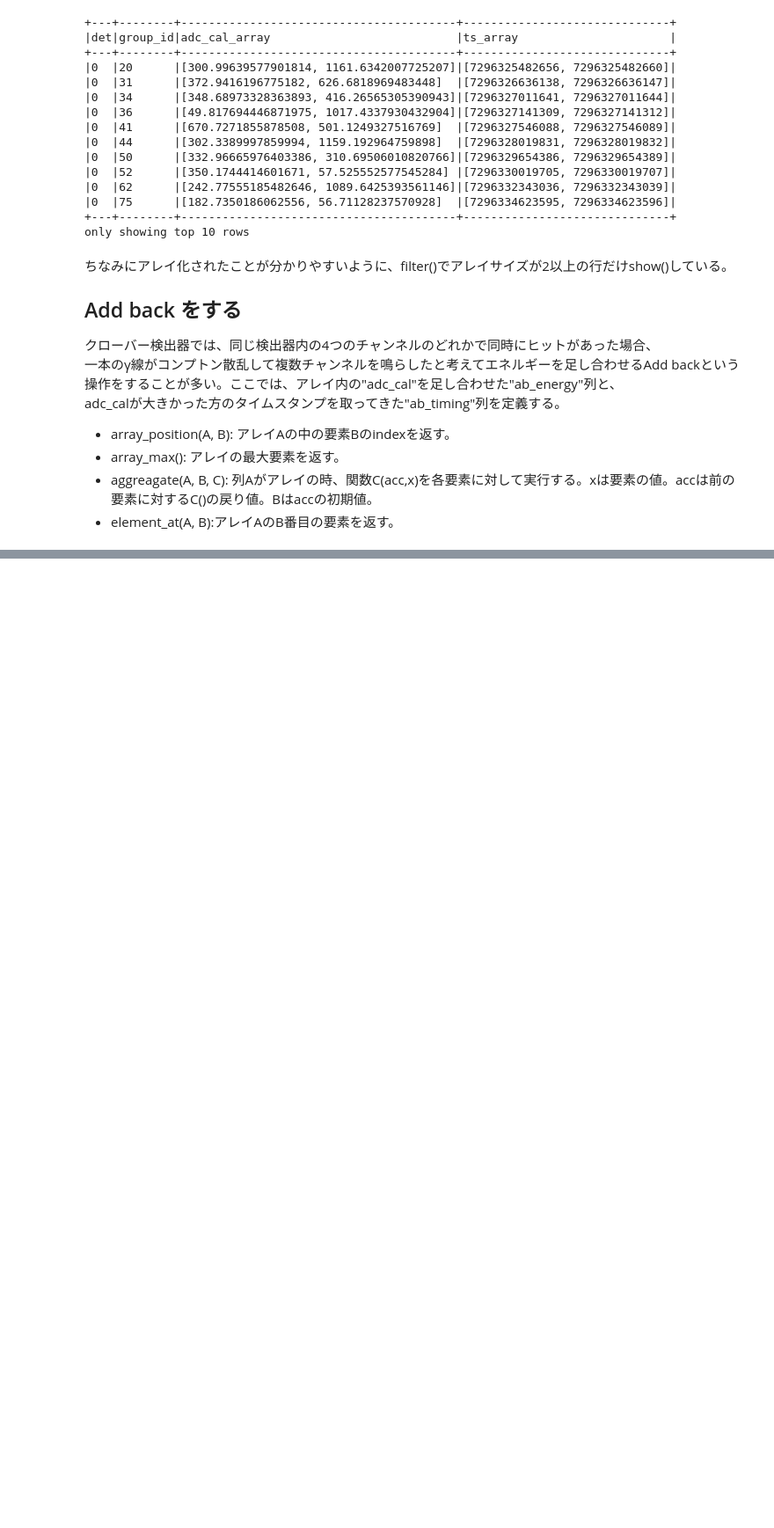
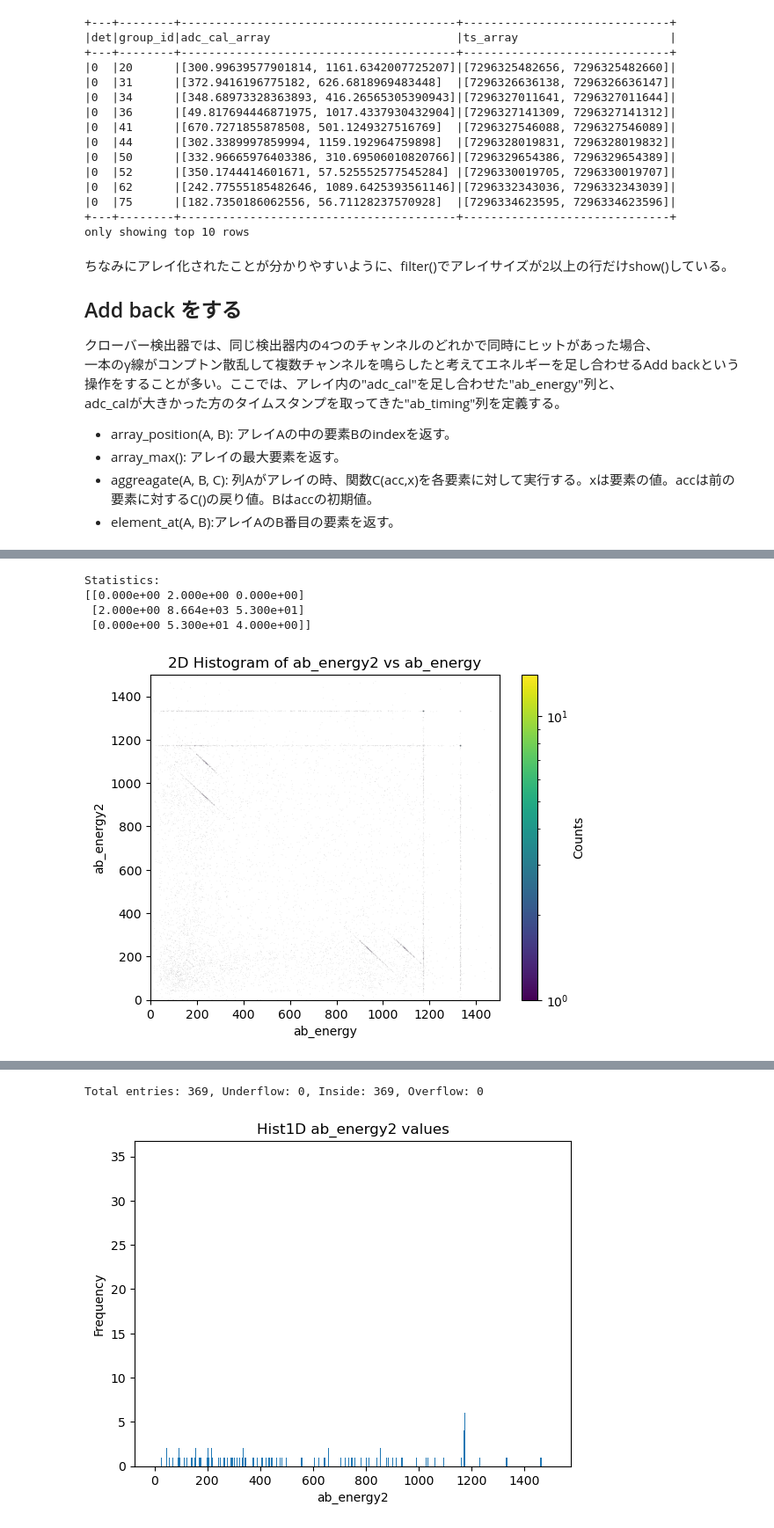
Before and after one commit to rin-yokoyama/spark-examples, a Jupyter notebook: e04_event_building.ipynb, the cells around one changed output, grey strips where cells are left out. Shown at 88% size. Drawn from its saved outputs; the diff is of its cells as text; code cells hidden in the pictures; blank space fills up the shorter version.

Commit message:
added gamma-gamma

```diff
--- a/e04_event_building.ipynb
+++ b/e04_event_building.ipynb
@@ -171,9 +171,10 @@ df_addBack = (
     df_array
     .withColumn("max_idx", F.expr("array_position(adc_cal_array, array_max(adc_cal_array))").cast("integer"))
     .withColumn("ab_energy", F.expr("aggregate(adc_cal_array, 0D, (acc, x) -> acc + x)"))
-    .withColumn("ab_timing", F.expr("element_at(adc_cal_array, max_idx)"))
+    .withColumn("ab_timing", F.expr("element_at(ts_array, max_idx)"))
 )
 
 df_addBack.filter(F.size("adc_cal_array")>1).show(5, truncate=False)
 df_addBack.show(5, truncate=False)
+df_addBack = df_addBack.select("det","ab_energy","ab_timing")
 # %% [output]
@@ -214,0 +223,18 @@ Add backによってピークのカウントが増えているのが分かる。
+# %%
+w = Window.orderBy("ab_timing").rangeBetween(-300,300)
+
+df_gg = (
+    df_addBack.withColumn(
+        "hits",
+        F.collect_list(F.struct(F.col("det"), F.col("ab_energy"), F.col("ab_timing"))).over(w)
+    )
+    .withColumn(
+        "gamma2",
+        F.expr("filter(hits, x -> NOT (x.det = det))")
+    ).withColumn(
+        "gg_size",
+        F.size("gamma2")
+    )
+)
+df_gg = df_gg.filter("gg_size>0").select("det","ab_energy","ab_timing","gamma2")
+df_gg.show(10, truncate=False)
@@ -214,0 +279,5 @@ Add backによってピークのカウントが増えているのが分かる。
+# %%
+df_ggm = df_gg.withColumn("gamma2", F.explode("gamma2"))
+df_ggm.show(5,truncate=False)
+df_ggm = df_ggm.withColumn("ab_energy2",F.col("gamma2.ab_energy")).select("ab_energy","ab_energy2")
+df_ggm.show(5,truncate=False)
@@ -214,0 +319,9 @@ Add backによってピークのカウントが増えているのが分かる。
+# %%
+from hist.sparkHist2d import Hist2D
+from matplotlib.colors import LogNorm
+
+Hist2D(df_ggm, ["ab_energy","ab_energy2"],[1500,1500],[[0,1500],[0,1500]], norm=LogNorm())
+plt.show()
+Hist1D(df_ggm.filter("ab_energy>1331 AND ab_energy<1334"), "ab_energy2", 1500, [0,1500])
+plt.show()
+# %% [output]
@@ -214,0 +334,5 @@ Add backによってピークのカウントが増えているのが分かる。
+Statistics:
+[[0.000e+00 2.000e+00 0.000e+00]
+ [2.000e+00 8.664e+03 5.300e+01]
+ [0.000e+00 5.300e+01 4.000e+00]]
+[figure, added]
@@ -214,0 +345,2 @@ Add backによってピークのカウントが増えているのが分かる。
+Total entries: 369, Underflow: 0, Inside: 369, Overflow: 0
+[figure, added]
```
Also changed, not shown: parts of 10 cells of this notebook, 1 other file.
